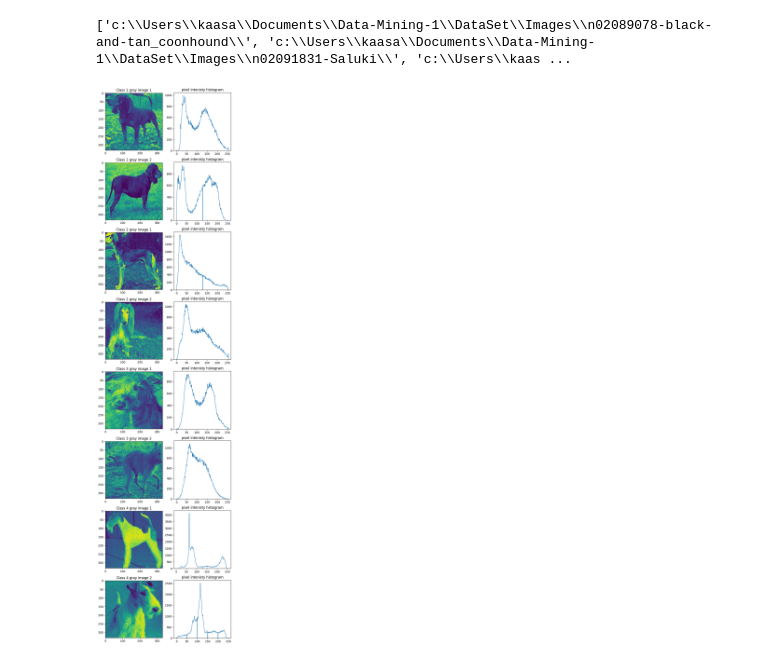
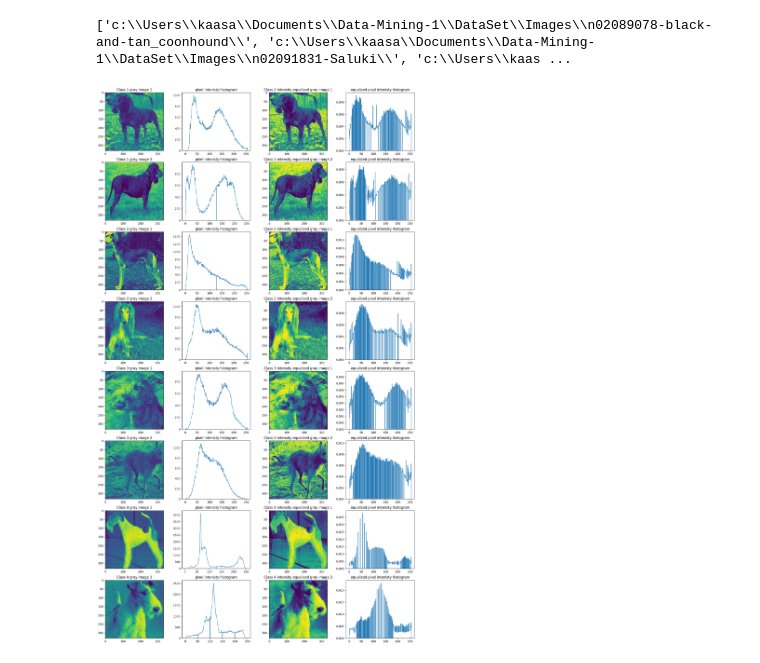
Before and after one commit to yagnaVNK/Data-Mining-1, a Jupyter notebook: Assignment1/Assignment1.ipynb, the cells around one changed output. Saved outputs shown, nothing was run; the diff lists cells and outputs as text; code cells hidden in the pictures.

Commit message:
plotter intensity equalized charts
gray scaled image and its histogram and gray scaled equalized image and its histogram are plotted in the same graph.

```diff
--- a/Assignment1/Assignment1.ipynb
+++ b/Assignment1/Assignment1.ipynb
@@ -76,33 +76,59 @@ for i in range(4):
 # %%
 import cv2 as cv
 import os
 
-fig = plt.figure(figsize=(8, 35))
+fig = plt.figure(figsize=(20, 35))
 
 rows = 8
-columns = 2
+columns = 4
 
 for i in range(4):
 
     img1 = cv.imread(PROCESSED_IMAGE_PATHS[i] +  os.listdir(PROCESSED_IMAGE_PATHS[i])[2] )
     img2 = cv.imread(PROCESSED_IMAGE_PATHS[i] +  os.listdir(PROCESSED_IMAGE_PATHS[i])[65] )
     img1_gray = cv.cvtColor(img1,cv.COLOR_BGR2GRAY)
     img2_gray = cv.cvtColor(img2,cv.COLOR_BGR2GRAY)
     arr_1 =img1_gray.flatten()
     arr_2 =img2_gray.flatten()
 
-    fig.add_subplot(rows,columns,4*i+1)
+    fig.add_subplot(rows,columns,8*i+1)
     plt.imshow(img1_gray)
     plt.title("Class "+str(i+1)+" gray image 1")
-    fig.add_subplot(rows,columns,2*(2*i+1))
+
+
+    fig.add_subplot(rows,columns,2*(4*i+1))
     plt.hist(arr_1,bins=255,histtype='step')
     plt.title("pixel intenisty histogram")
 
-    fig.add_subplot(rows,columns,4*i+3)
+    fig.add_subplot(rows,columns,8*i+5)
     plt.imshow(img2_gray)
     plt.title("Class "+str(i+1)+" gray image 2")
-    fig.add_subplot(rows,columns,4*(i+1))
+
+    fig.add_subplot(rows,columns,2*(4*i+3))
     plt.hist(arr_2,bins=255,histtype='step')
     plt.title("pixel intenisty histogram")
+
+
+
+    img1_eq = cv.equalizeHist(img1_gray)
+    img2_eq = cv.equalizeHist(img2_gray)
+    arr_1 =img1_eq.flatten()
+    arr_2 =img2_eq.flatten()
+
+    fig.add_subplot(rows,columns,8*i+3)
+    plt.imshow(img1_eq)
+    plt.title("Class "+str(i+1)+" intensity equalized gray image 1")
+
+    fig.add_subplot(rows,columns,4*(2*i+1))
+    plt.hist(arr_1,bins=255,density='True',histtype='step')
+    plt.title("equalized pixel intenisty histogram")
+
+    fig.add_subplot(rows,columns,8*i+7)
+    plt.imshow(img2_eq)
+    plt.title("Class "+str(i+1)+" intensity equalized gray image 2")
+
+    fig.add_subplot(rows,columns,8*(i+1))
+    plt.hist(arr_2,bins=255,density='True',histtype='step')
+    plt.title("equalized pixel intenisty histogram")
 # %% [output]
-[figure, old version]
+[figure, new version]
```
Also changed, not shown: parts of 1 cell of this notebook.
